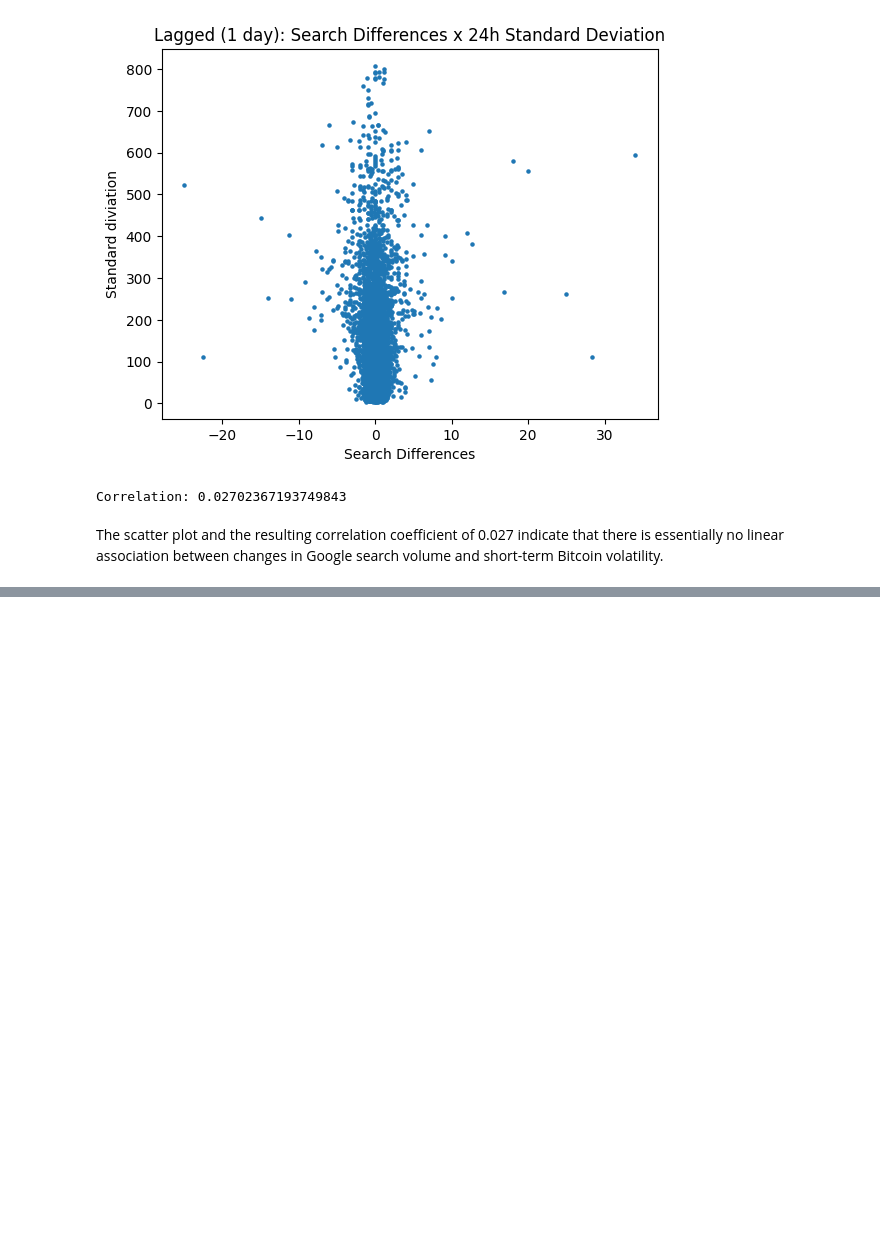
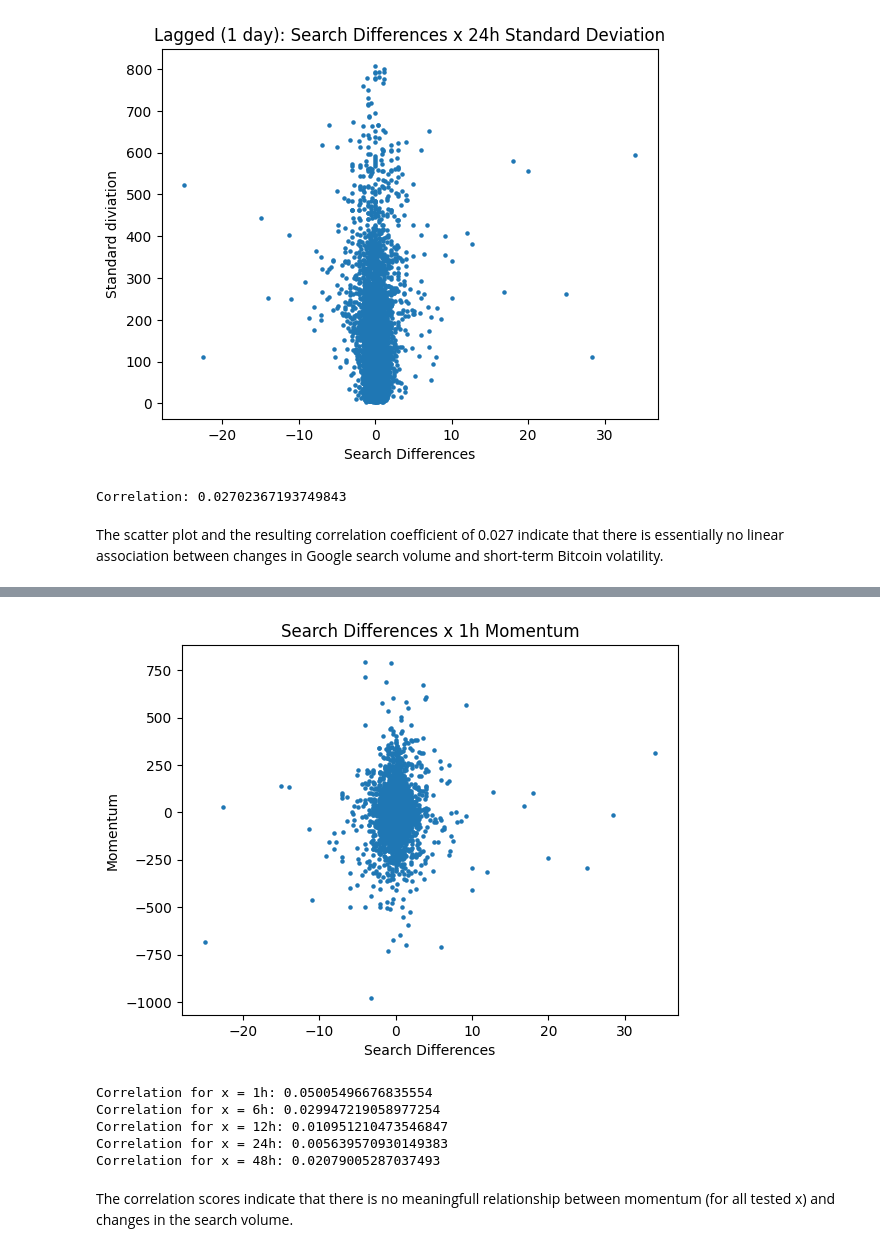
Before and after one commit to arkdong/SDA25_Group11, a Jupyter notebook: notebook/RQ3 .ipynb, the cells around one changed output, grey strips where cells are left out. Saved outputs shown, nothing was run; the diff lists cells and outputs as text; code cells hidden in the pictures; blank space fills up the shorter version.

Commit message:
Testing correlation between momentum and changes in search volume

```diff
--- a/notebook/RQ3 .ipynb
+++ b/notebook/RQ3 .ipynb
@@ -173,0 +179,48 @@ The scatter plot and the resulting correlation coefficient of 0.027 indicate tha
+# %%
+hours = [1, 6, 12, 24, 48]
+
+df_btc_hourly = df_btc.filter(
+    (pl.col("timestamp").dt.minute() == 0) &
+    (pl.col("timestamp").dt.second() == 0)
+)
+
+df_momentum = df_btc_hourly.select(
+    [
+        "timestamp",
+        *[
+            (pl.col("open") - pl.col("open").shift(h)).alias(f"price_diff_{h}h")
+            for h in hours
+        ]
+    ]
+)
+# %%
+# merging the data frames on the timestamp
+df_search_momentum = df_search_diff.join(
+    df_momentum,
+    on="timestamp",
+    how="inner"
+)
+# %%
+plt.scatter(df_search_momentum["search_diff"], df_search_momentum["price_diff_1h"], s = 5)
+plt.xlabel("Search Differences")
+plt.ylabel("Momentum")
+plt.title("Search Differences x 1h Momentum")
+plt.show()
+# %% [output]
+[figure, added]
+# %%
+# correlation
+for h in hours:
+    correlation = df_search_momentum.select(
+        pl.corr("search_diff", f"price_diff_{h}h")
+        ).item()
+
+    print(f"Correlation for x = {h}h:", correlation)
+# %% [output]
+Correlation for x = 1h: 0.05005496676835554
+Correlation for x = 6h: 0.029947219058977254
+Correlation for x = 12h: 0.010951210473546847
+Correlation for x = 24h: 0.005639570930149383
+Correlation for x = 48h: 0.02079005287037493
+# %% [markdown]
+The correlation scores indicate that there is no meaningfull relationship between momentum (for all tested x) and changes in the search volume.
```
Also changed, not shown: parts of 3 cells of this notebook.
